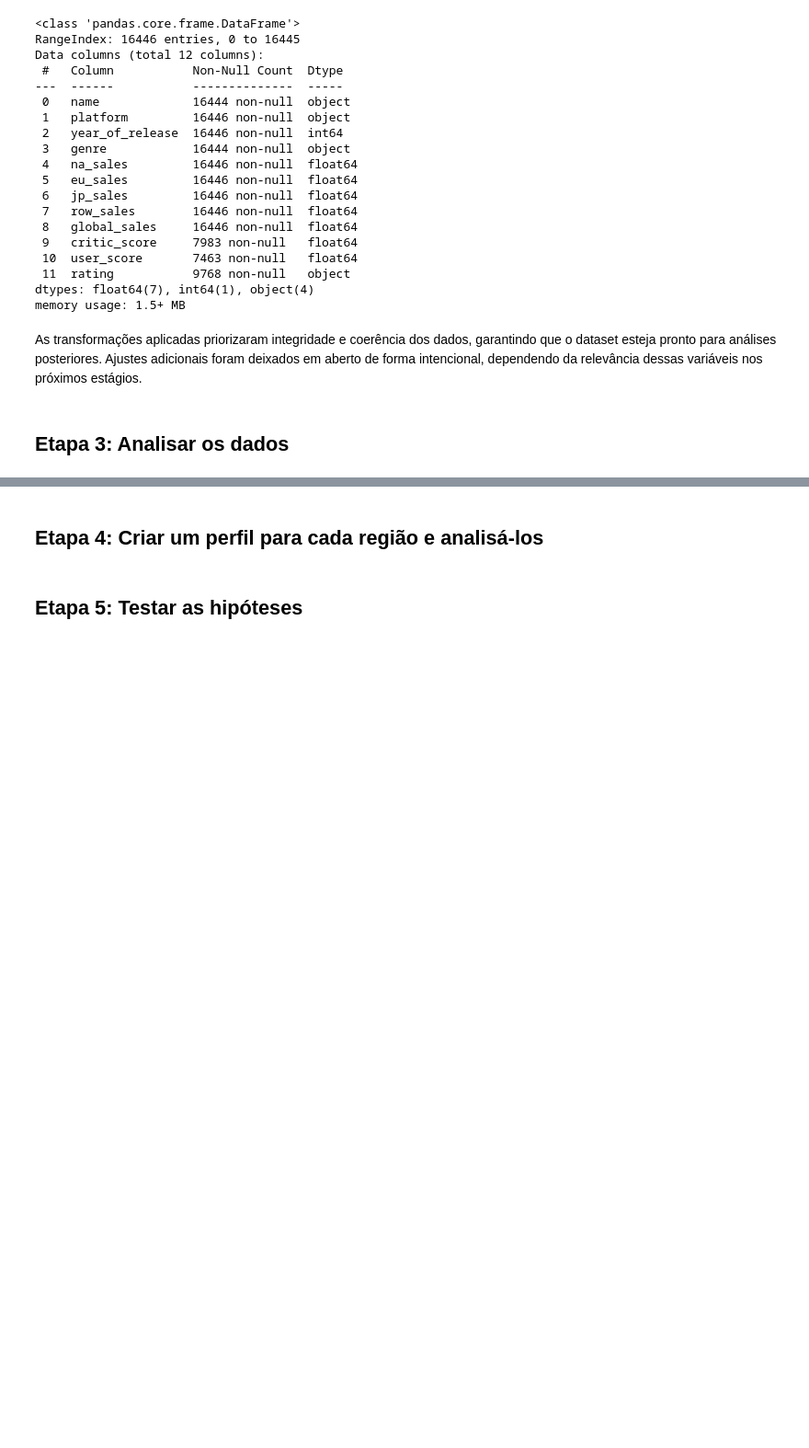
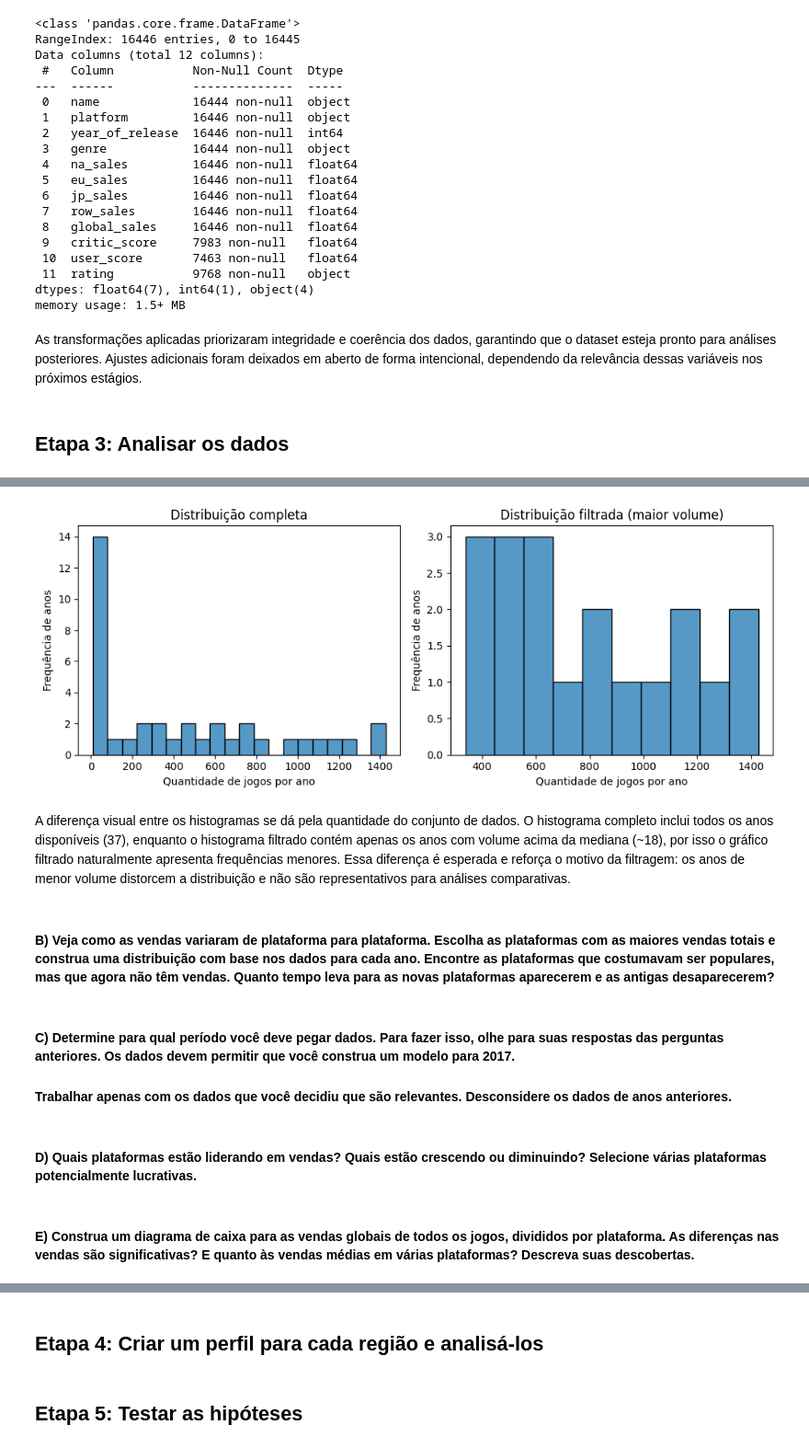
Before and after one commit to BCaravina/video-games-EDA, a Jupyter notebook: notebooks/analysis.ipynb, the cells around one changed output, grey strips where cells are left out. Shown at 92% size. Cells and saved outputs as stored; diff of their text form; code cells hidden in the pictures; blank space fills up the shorter version.

Commit message:
Análise lançamentos por ano

```diff
--- a/notebooks/analysis.ipynb
+++ b/notebooks/analysis.ipynb
@@ -136,0 +152,11 @@ As transformações aplicadas priorizaram integridade e coerência dos dados, ga
+# %%
+games_per_year = (
+    game_df
+    .groupby('year_of_release')
+    .size()
+    .reset_index(name='games_count')
+    .sort_values('games_count')
+)
+
+display(games_per_year.head(10))
+games_per_year.describe().round(2)
@@ -136,0 +184,46 @@ As transformações aplicadas priorizaram integridade e coerência dos dados, ga
+# %%
+# criando histogramas com todos os dados do dataset e com filtro a partir da mediana
+# criando o filtro
+threshold = games_per_year["games_count"].median()
+top_years = games_per_year[games_per_year["games_count"] >= threshold]
+
+# criando os histogramas
+fig, axes = plt.subplots(1, 2, figsize=(10, 4))
+
+# todos os dados
+sns.histplot(
+    data=games_per_year,
+    x="games_count",
+    bins=20,
+    ax=axes[0]
+)
+axes[0].set_title("Distribuição completa (37 anos)")
+axes[0].set_xlabel("Quantidade de jogos por ano")
+axes[0].set_ylabel("Frequência de anos")
+
+# dados filtrados
+sns.histplot(
+    data=top_years,
+    x="games_count",
+    bins=10,
+    ax=axes[1]
+)
+axes[1].set_title("Distribuição filtrada (18 anos)")
+axes[1].set_xlabel("Quantidade de jogos por ano")
+axes[1].set_ylabel("Frequência de anos")
+
+plt.tight_layout()
+plt.show()
+# %% [output]
+[figure, added]
+# %% [markdown]
+A diferença visual entre os histogramas se dá pela quantidade do conjunto de dados. O histograma completo inclui todos os anos disponíveis (37), enquanto o histograma filtrado contém apenas os anos com volume acima da mediana (~18), por isso o gráfico filtrado naturalmente apresenta frequências menores. Essa diferença é esperada e reforça o motivo da filtragem: os anos de menor volume distorcem a distribuição e não são representativos para análises comparativas.
+# %% [markdown]
+#### B) Veja como as vendas variaram de plataforma para plataforma. Escolha as plataformas com as maiores vendas totais e construa uma distribuição com base nos dados para cada ano. Encontre as plataformas que costumavam ser populares, mas que agora não têm vendas. Quanto tempo leva para as novas plataformas aparecerem e as antigas desaparecerem?
+# %% [markdown]
+#### C) Determine para qual período você deve pegar dados. Para fazer isso, olhe para suas respostas das perguntas anteriores. Os dados devem permitir que você construa um modelo para 2017.
+#### Trabalhar apenas com os dados que você decidiu que são relevantes. Desconsidere os dados de anos anteriores.
+# %% [markdown]
+#### D) Quais plataformas estão liderando em vendas? Quais estão crescendo ou diminuindo? Selecione várias plataformas potencialmente lucrativas.
+# %% [markdown]
+#### E) Construa um diagrama de caixa para as vendas globais de todos os jogos, divididos por plataforma. As diferenças nas vendas são significativas? E quanto às vendas médias em várias plataformas? Descreva suas descobertas.
```
Also changed, not shown: parts of 9 cells of this notebook.
